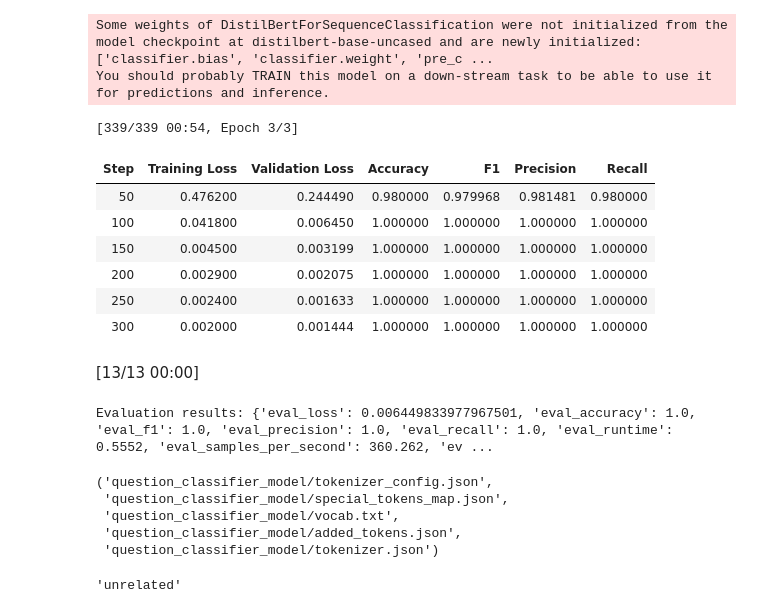
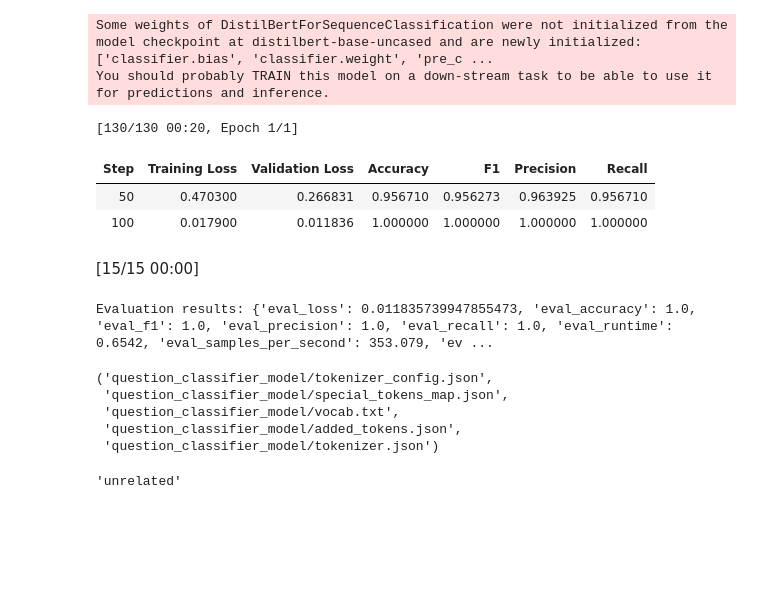
Before and after one commit to random9nessss/HS-24-Advanced-Topics-in-Artificial-Intelligence, a Jupyter notebook: development/query_router/query_routing.ipynb, the cells around one changed output. Cells and saved outputs as stored; diff of their text form; code cells hidden in the pictures; blank space fills up the shorter version.

```diff
--- a/development/query_router/query_routing.ipynb
+++ b/development/query_router/query_routing.ipynb
@@ -116,7 +116,7 @@ val_dataset = QuestionDataset(
 
 training_args = TrainingArguments(
     output_dir='./results',
-    num_train_epochs=3,
+    num_train_epochs=1,
     per_device_train_batch_size=16,
     per_device_eval_batch_size=16,
     warmup_steps=50,
@@ -138,42 +138,38 @@ def compute_metrics(eval_pred):
     precision, recall, f1, _ = precision_recall_fscore_support(
         labels, predictions, average='weighted')
     acc = accuracy_score(labels, predictions)
 
     return {
         'accuracy': acc,
         'f1': f1,
         'precision': precision,
         'recall': recall
     }
 
 trainer = Trainer(
     model=model,
     args=training_args,
     train_dataset=train_dataset,
     eval_dataset=val_dataset,
     compute_metrics=compute_metrics
 )
 
 trainer.train()
 
 eval_result = trainer.evaluate()
 print(f"Evaluation results: {eval_result}")
 
 trainer.save_model('question_classifier_model')
 tokenizer.save_pretrained('question_classifier_model')
 # %% [output]
 Some weights of DistilBertForSequenceClassification were not initialized from the model checkpoint at distilbert-base-uncased and are newly initialized: ['classifier.bias', 'classifier.weight', 'pre_c ...
 You should probably TRAIN this model on a down-stream task to be able to use it for predictions and inference.
-[339/339 00:54, Epoch 3/3]
+[130/130 00:20, Epoch 1/1]
 | Step | Training Loss | Validation Loss | Accuracy | F1 | Precision | Recall |
-| 50 | 0.476200 | 0.244490 | 0.980000 | 0.979968 | 0.981481 | 0.980000 |
-| 100 | 0.041800 | 0.006450 | 1.000000 | 1.000000 | 1.000000 | 1.000000 |
-| 150 | 0.004500 | 0.003199 | 1.000000 | 1.000000 | 1.000000 | 1.000000 |
-| 200 | 0.002900 | 0.002075 | 1.000000 | 1.000000 | 1.000000 | 1.000000 |
-| 250 | 0.002400 | 0.001633 | 1.000000 | 1.000000 | 1.000000 | 1.000000 |
-| 300 | 0.002000 | 0.001444 | 1.000000 | 1.000000 | 1.000000 | 1.000000 |
+| 50 | 0.470300 | 0.266831 | 0.956710 | 0.956273 | 0.963925 | 0.956710 |
+| 100 | 0.017900 | 0.011836 | 1.000000 | 1.000000 | 1.000000 | 1.000000 |
-[13/13 00:00]
+[15/15 00:00]
-Evaluation results: {'eval_loss': 0.006449833977967501, 'eval_accuracy': 1.0, 'eval_f1': 1.0, 'eval_precision': 1.0, 'eval_recall': 1.0, 'eval_runtime': 0.5552, 'eval_samples_per_second': 360.262, 'ev ...
+Evaluation results: {'eval_loss': 0.011835739947855473, 'eval_accuracy': 1.0, 'eval_f1': 1.0, 'eval_precision': 1.0, 'eval_recall': 1.0, 'eval_runtime': 0.6542, 'eval_samples_per_second': 353.079, 'ev ...
 ('question_classifier_model/tokenizer_config.json',
  'question_classifier_model/special_tokens_map.json',
  'question_classifier_model/vocab.txt',
```
Also changed, not shown: parts of 1 cell of this notebook, 8 other files.
